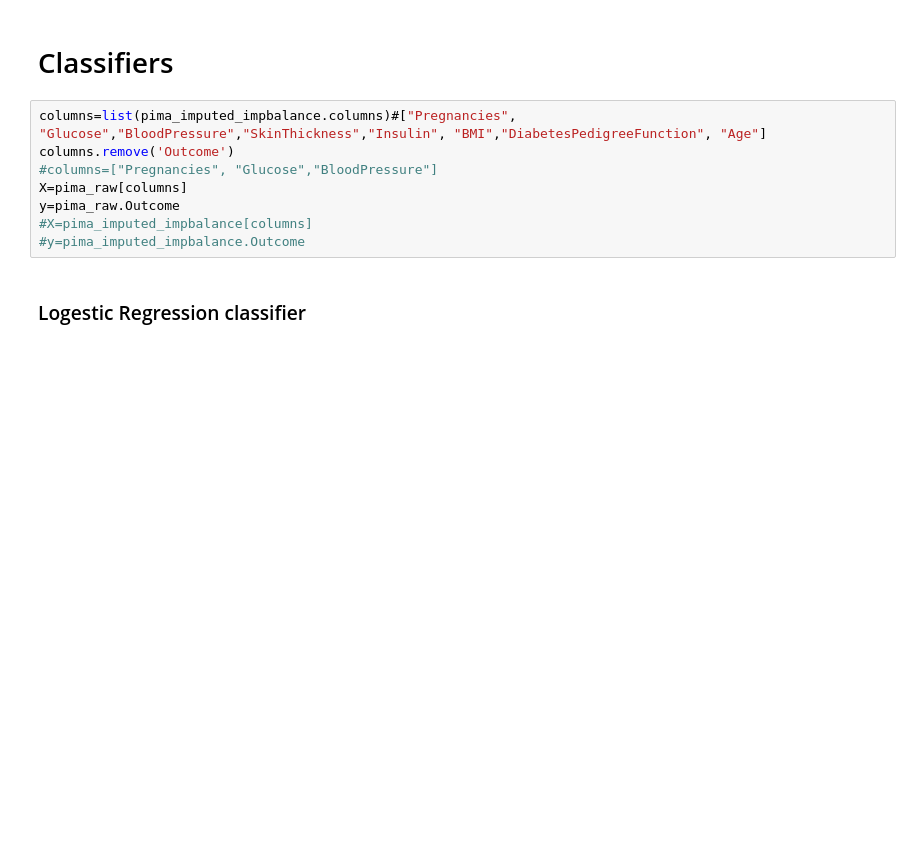
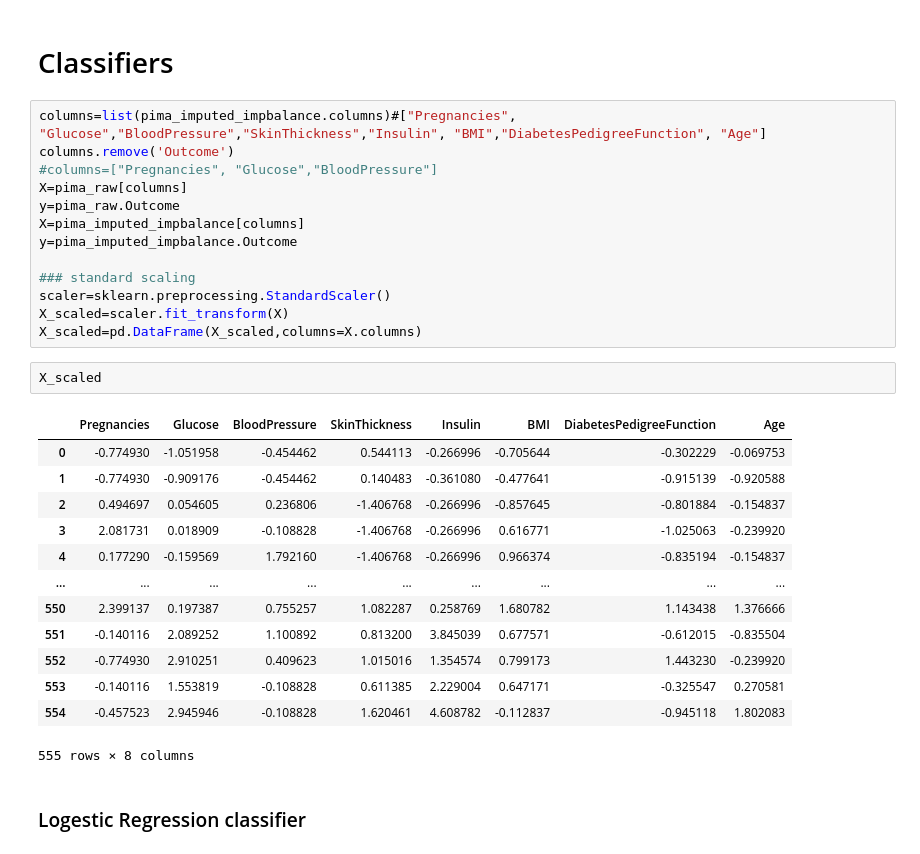
Before and after one commit to absbin/Pima_Indian_Diabetes, a Jupyter notebook: Snap_Pima_Indians_Diabetics_project.ipynb, the cells around one changed output. Saved outputs shown, nothing was run; the diff lists cells and outputs as text; blank space fills up the shorter version.

```diff
--- a/Snap_Pima_Indians_Diabetics_project.ipynb
+++ b/Snap_Pima_Indians_Diabetics_project.ipynb
@@ -553,8 +553,29 @@ columns.remove('Outcome')
 #columns=["Pregnancies", "Glucose","BloodPressure"]
 X=pima_raw[columns]
 y=pima_raw.Outcome
-#X=pima_imputed_impbalance[columns]
-#y=pima_imputed_impbalance.Outcome
+X=pima_imputed_impbalance[columns]
+y=pima_imputed_impbalance.Outcome
+
+### standard scaling
+scaler=sklearn.preprocessing.StandardScaler()
+X_scaled=scaler.fit_transform(X)
+X_scaled=pd.DataFrame(X_scaled,columns=X.columns)
+# %%
+X_scaled
+# %% [output]
+|  | Pregnancies | Glucose | BloodPressure | SkinThickness | Insulin | BMI | DiabetesPedigreeFunction | Age |
+| 0 | -0.774930 | -1.051958 | -0.454462 | 0.544113 | -0.266996 | -0.705644 | -0.302229 | -0.069753 |
+| 1 | -0.774930 | -0.909176 | -0.454462 | 0.140483 | -0.361080 | -0.477641 | -0.915139 | -0.920588 |
+| 2 | 0.494697 | 0.054605 | 0.236806 | -1.406768 | -0.266996 | -0.857645 | -0.801884 | -0.154837 |
+| 3 | 2.081731 | 0.018909 | -0.108828 | -1.406768 | -0.266996 | 0.616771 | -1.025063 | -0.239920 |
+| 4 | 0.177290 | -0.159569 | 1.792160 | -1.406768 | -0.266996 | 0.966374 | -0.835194 | -0.154837 |
+| ... | ... | ... | ... | ... | ... | ... | ... | ... |
+| 550 | 2.399137 | 0.197387 | 0.755257 | 1.082287 | 0.258769 | 1.680782 | 1.143438 | 1.376666 |
+| 551 | -0.140116 | 2.089252 | 1.100892 | 0.813200 | 3.845039 | 0.677571 | -0.612015 | -0.835504 |
+| 552 | -0.774930 | 2.910251 | 0.409623 | 1.015016 | 1.354574 | 0.799173 | 1.443230 | -0.239920 |
+| 553 | -0.140116 | 1.553819 | -0.108828 | 0.611385 | 2.229004 | 0.647171 | -0.325547 | 0.270581 |
+| 554 | -0.457523 | 2.945946 | -0.108828 | 1.620461 | 4.608782 | -0.112837 | -0.945118 | 1.802083 |
+555 rows × 8 columns
 # %% [markdown]
 ### Logestic Regression classifier
 # %%
```
Also changed, not shown: parts of 21 cells of this notebook, 2 other files.
